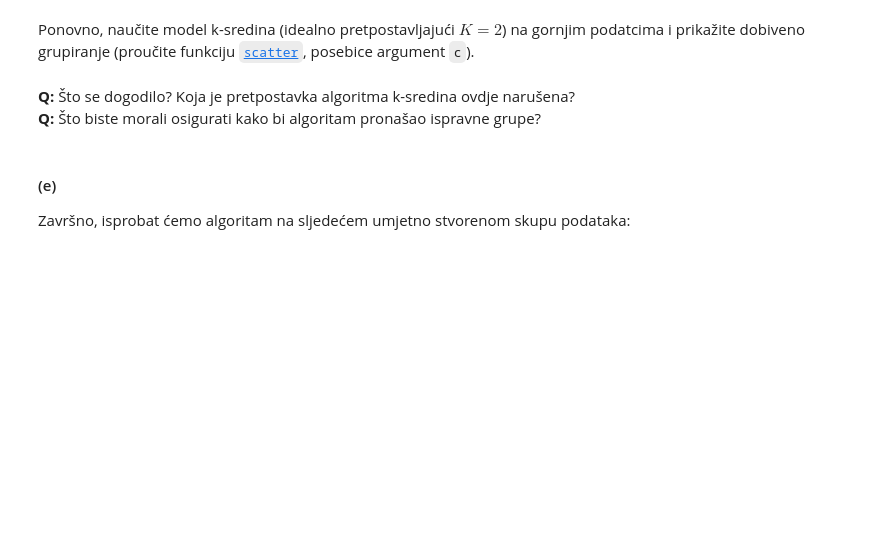
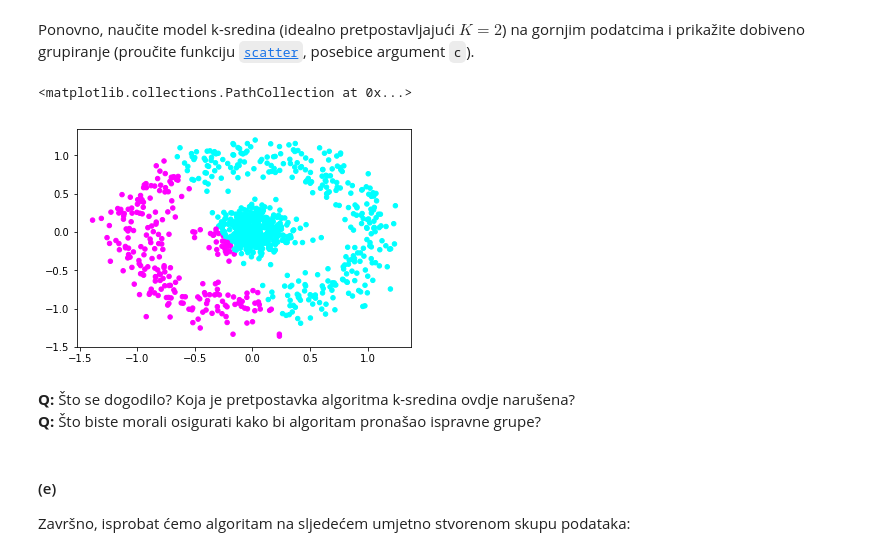
Before and after one commit to almer101/ML-course-2019, a Jupyter notebook: SU-2019-LAB05-PGM-NB-Grupiranje-Vrednovanje.ipynb, the cells around one changed output. Drawn from its saved outputs; the diff is of its cells as text; code cells hidden in the pictures; blank space fills up the shorter version.

```diff
--- a/SU-2019-LAB05-PGM-NB-Grupiranje-Vrednovanje.ipynb
+++ b/SU-2019-LAB05-PGM-NB-Grupiranje-Vrednovanje.ipynb
@@ -306,3 +574,14 @@ Ponovno, naučite model k-sredina (idealno pretpostavljajući $K=2$) na gornjim
+# %%
+# Vaš kôd ovdje
+
+cl = KMeans(n_clusters=2)
+cl.fit(X2)
+
+y2_predict = cl.predict(X2)
+plt.scatter(X2[:,0], X2[:,1], c=cl.predict(X2), cmap=plt.get_cmap("cool"), s=20)
+# %% [output]
+<matplotlib.collections.PathCollection at 0x...>
+[figure, added]
 # %% [markdown]
 **Q:** Što se dogodilo? Koja je pretpostavka algoritma k-sredina ovdje narušena?
 **Q:** Što biste morali osigurati kako bi algoritam pronašao ispravne grupe?
```
Also changed, not shown: parts of 36 cells of this notebook, 1 other file.
